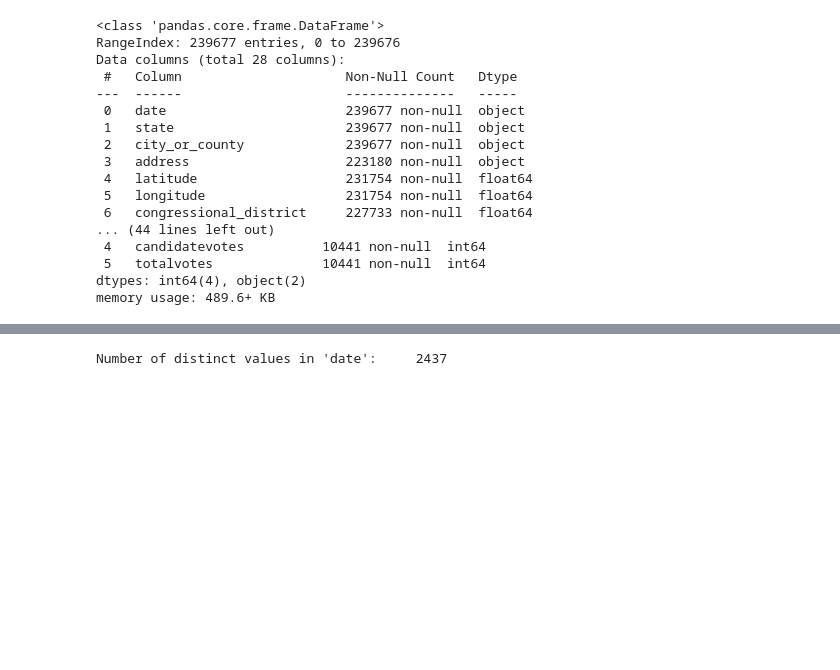
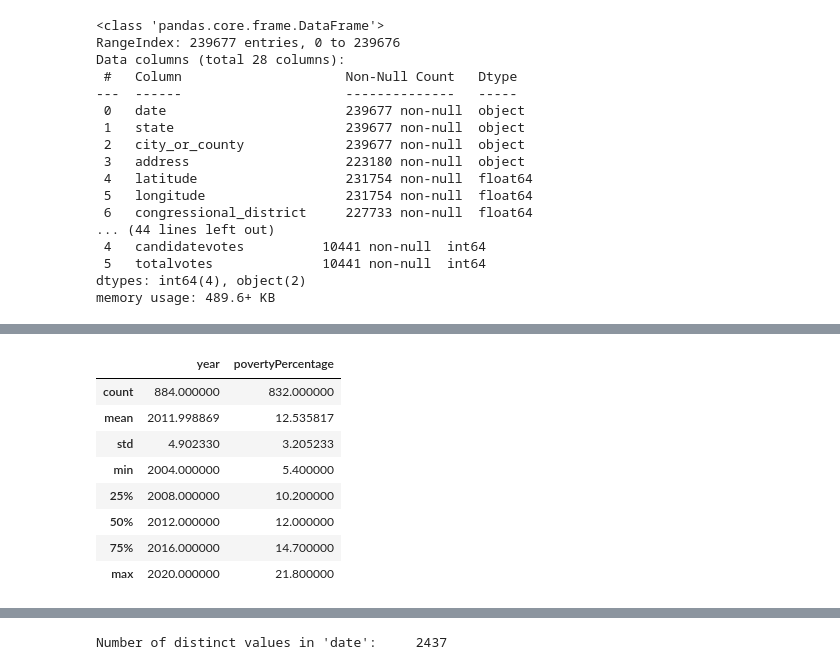
Before and after one commit to irenedovichi/DM-project, a Jupyter notebook: DataUnderstanding.ipynb, the cells around one changed output, grey strips where cells are left out. Saved outputs shown, nothing was run; the diff lists cells and outputs as text; code cells hidden in the pictures; blank space fills up the shorter version.

```diff
--- a/DataUnderstanding.ipynb
+++ b/DataUnderstanding.ipynb
@@ -112,0 +107,12 @@ memory usage: 489.6+ KB
+# %%
+df_poverty.describe()
+# %% [output]
+|  | year | povertyPercentage |
+| count | 884.000000 | 832.000000 |
+| mean | 2011.998869 | 12.535817 |
+| std | 4.902330 | 3.205233 |
+| min | 2004.000000 | 5.400000 |
+| 25% | 2008.000000 | 10.200000 |
+| 50% | 2012.000000 | 12.000000 |
+| 75% | 2016.000000 | 14.700000 |
+| max | 2020.000000 | 21.800000 |
```
Also changed, not shown: parts of 15 cells of this notebook.
